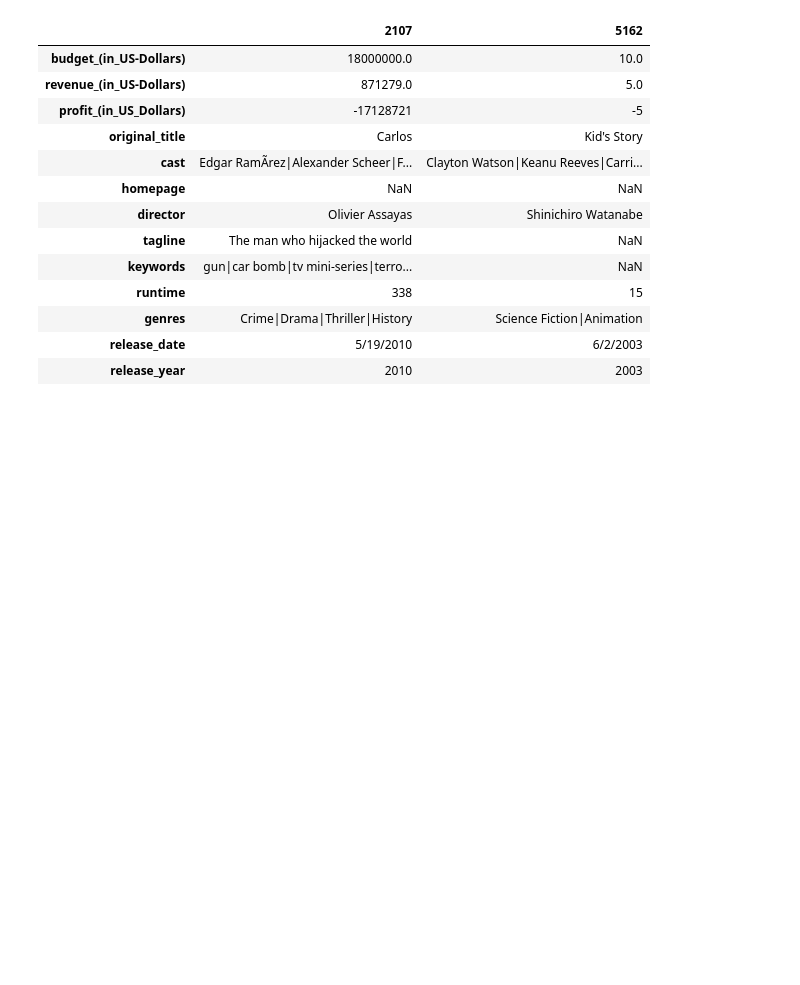
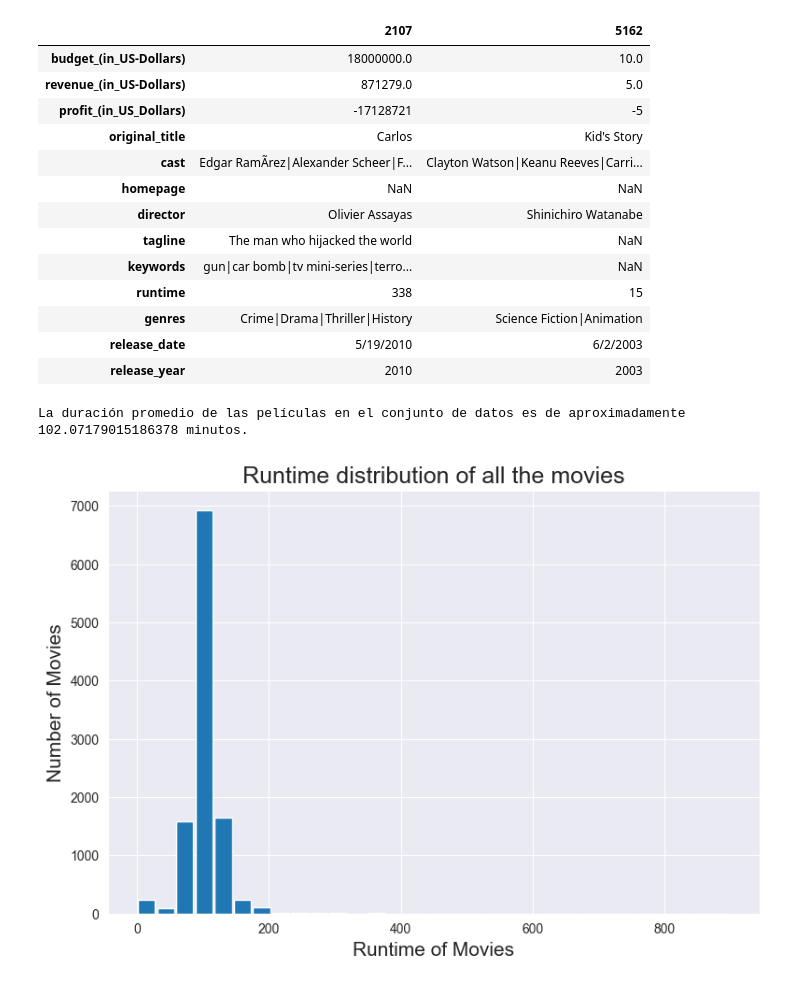
Before and after one commit to RODRIGORUBIO1991/PythonCode, a Jupyter notebook: Netflix/Movies.ipynb, the cells around one changed output. Cells and saved outputs as stored; diff of their text form; code cells hidden in the pictures; blank space fills up the shorter version.

```diff
--- a/Netflix/Movies.ipynb
+++ b/Netflix/Movies.ipynb
@@ -208,3 +208,40 @@ highest_lowest('runtime')
 | genres | Crime|Drama|Thriller|History | Science Fiction|Animation |
 | release_date | 5/19/2010 | 6/2/2003 |
 | release_year | 2010 | 2003 |
+# %%
+# Función para calcular el promedio de una columna en particular
+def average_func(column_name):
+    return movie_data[column_name].mean()
+
+# Obtenemos la duración promedio de las películas
+duracion_promedio = average_func('runtime')
+
+# Imprimimos el resultado con un mensaje descriptivo
+print("La duración promedio de las películas en el conjunto de datos es de aproximadamente", duracion_promedio, "minutos.")
+# %% [output]
+La duración promedio de las películas en el conjunto de datos es de aproximadamente 102.07179015186378 minutos.
+# %%
+#plotting a histogram of runtime of movies
+
+#gives styles to bg plot
+sns.set_style('darkgrid')
+
+#chaging the label size, this will change the size of all plots that we plot from now!
+plt.rc('xtick', labelsize = 10)
+plt.rc('ytick', labelsize = 10)
+
+#giving the figure size(width, height)
+plt.figure(figsize=(9,6), dpi = 100)
+#x-axis label name
+plt.xlabel('Runtime of Movies', fontsize = 15)
+#y-axis label name
+plt.ylabel('Number of Movies', fontsize=15)
+#title of the graph
+plt.title('Runtime distribution of all the movies', fontsize=18)
+
+#giving a histogram plot
+plt.hist(movie_data['runtime'], rwidth = 0.9, bins =31)
+#displays the plot
+plt.show()
+# %% [output]
+[figure, added]
```
Also changed, not shown: parts of 2 cells of this notebook.
